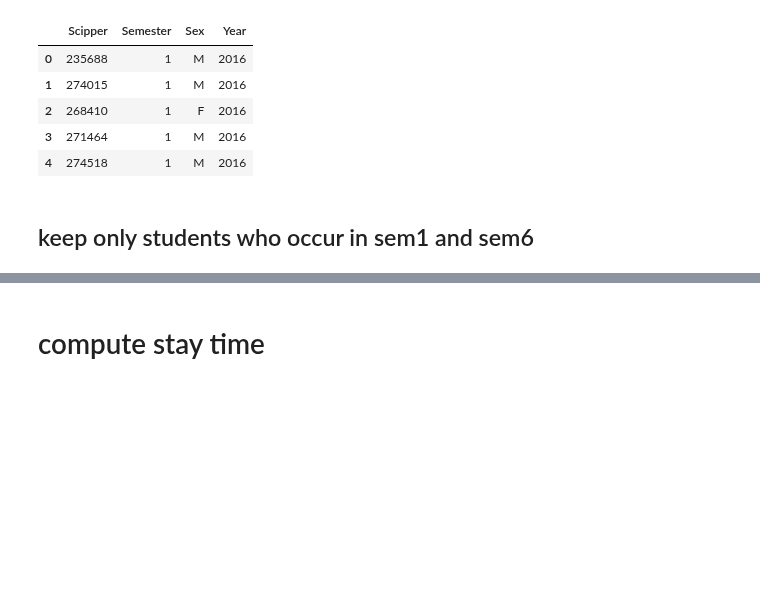
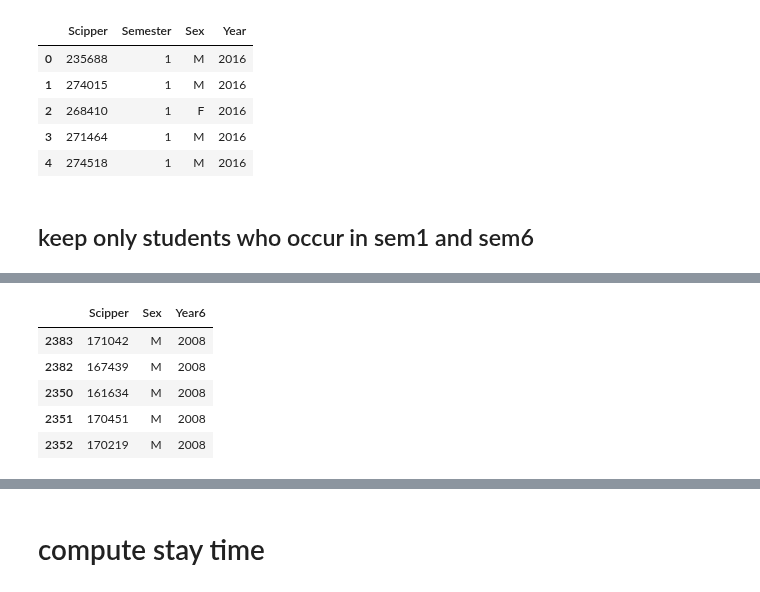
Before and after one commit to amirsh/ada-ana, a Jupyter notebook: HW2-notebooks/asmae_hw2.ipynb, the cells around one changed output, grey strips where cells are left out. Saved outputs shown, nothing was run; the diff lists cells and outputs as text; code cells hidden in the pictures; blank space fills up the shorter version.

```diff
--- a/HW2-notebooks/asmae_hw2.ipynb
+++ b/HW2-notebooks/asmae_hw2.ipynb
@@ -124,0 +128,15 @@ data_sem16.head()
+# %%
+# students in semester 6 - last occurence
+idx_sem6 = (data.Scipper).isin(data[data.Semester == 6].Scipper)
+data_sem6 = data[idx_sem6].drop('Semester',axis=1)
+data_sem6 = data_sem6.sort_values(by ='Year')
+data_sem6 = data_sem6.drop_duplicates(['Scipper'],keep='last')
+data_sem6 = data_sem6.rename(columns = {'Year':'Year6'})
+data_sem6.head()
+# %% [output]
+|  | Scipper | Sex | Year6 |
+| 2383 | 171042 | M | 2008 |
+| 2382 | 167439 | M | 2008 |
+| 2350 | 161634 | M | 2008 |
+| 2351 | 170451 | M | 2008 |
+| 2352 | 170219 | M | 2008 |
```
Also changed, not shown: parts of 13 cells of this notebook.
